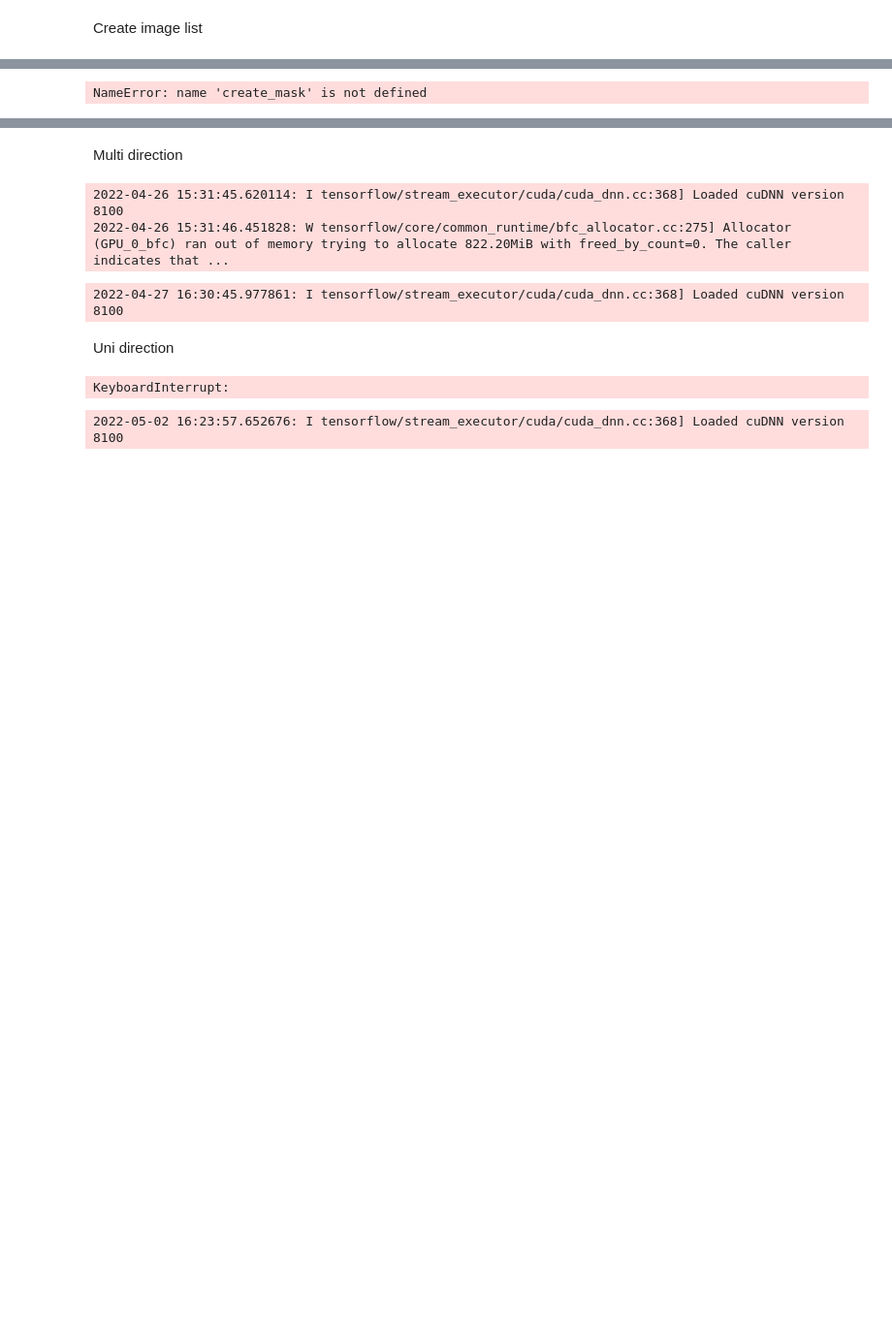
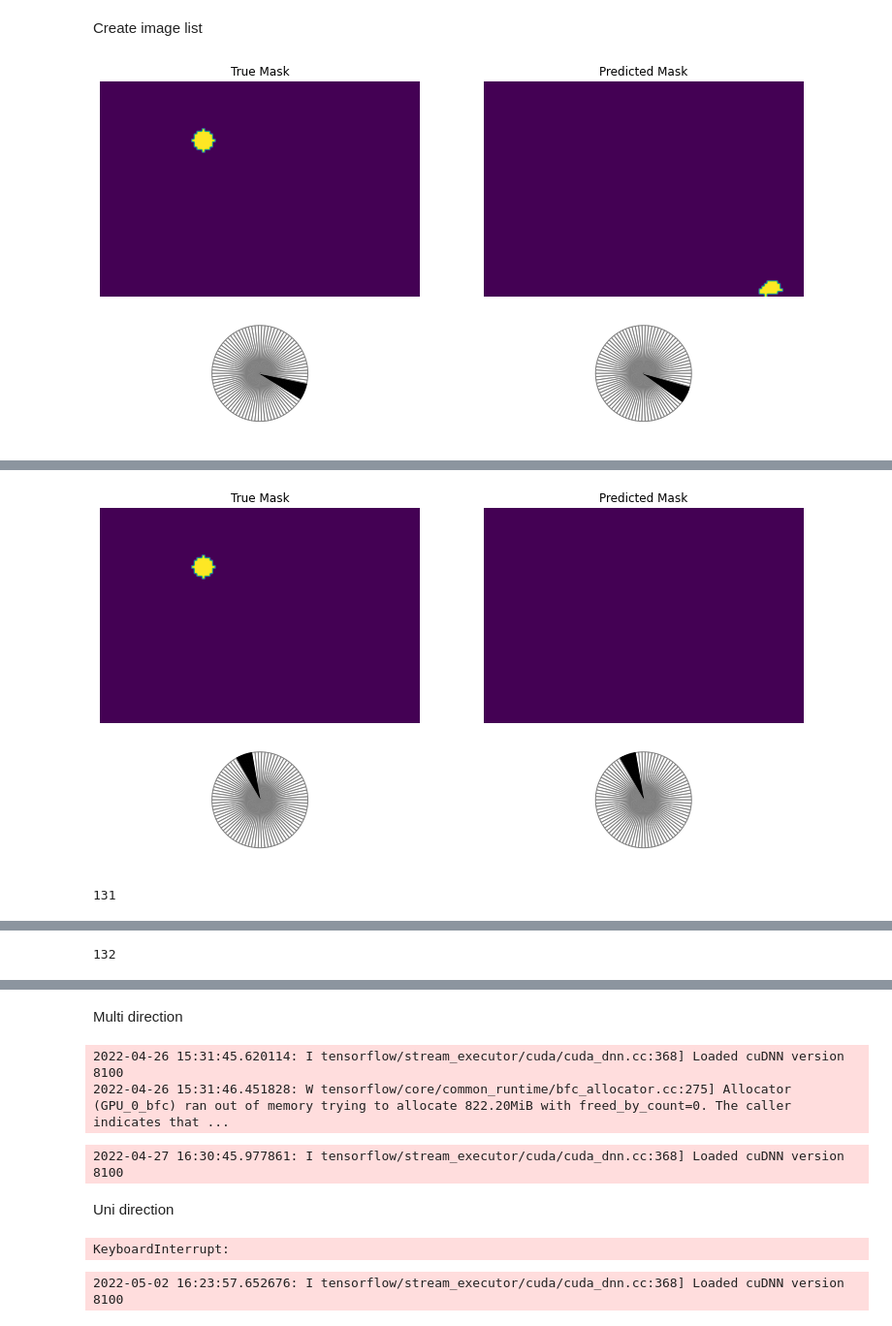
Before and after one commit to P1G1U/Thesis_AITronik, a Jupyter notebook: Hierarchical LiDAR/define_model.ipynb, the cells around one changed output, grey strips where cells are left out. Shown at 97% size. Cells and saved outputs as stored; diff of their text form; code cells hidden in the pictures; blank space fills up the shorter version.

```diff
--- a/Hierarchical LiDAR/define_model.ipynb
+++ b/Hierarchical LiDAR/define_model.ipynb
@@ -748,6 +948,6 @@ Non-trainable params: 1,384
 __________________________________________________________________________________________________
 # %%
-model.compile(optimizer = optimizers.Adam(),
+model_2.compile(optimizer = optimizers.Adam(),
     loss=[losses.SparseCategoricalCrossentropy(from_logits=True),losses.SparseCategoricalCrossentropy(from_logits=True)],#losses.SparseCategoricalCrossentropy(from_logits=True),
     metrics=[[f1_score_pos],[f1_score_rot]]    #["accuracy"]
     )
@@ -799,13 +1003,13 @@ for i in data.TS_targets_pos.numpy():
 TR_masks_rot = []
 
 for i in data.TR_targets_rot.numpy():
-    rot_grid_inst = quant_rot(i,90, 3)
+    rot_grid_inst = quant_rot(i,90, 2)
     TR_masks_rot.append(rot_grid_inst)
 
 TS_masks_rot = []
 
 for i in data.TS_targets_rot.numpy():
-    rot_grid_inst = quant_rot(i,90, 3)
+    rot_grid_inst = quant_rot(i,90, 2)
     TS_masks_rot.append(rot_grid_inst)
 # %%
 with open('data/temp/TR_masks.csv', 'w') as f:
@@ -1165,7 +1490,7 @@ pos_masks = []
 
 for i in data.TS_targets_pos.numpy():
     map_grid_inst = pnt_on_grid(map_img, i,5,pixel_scale)
-    map_grid_inst = background_map(map_grid_inst,map_img)
+    #map_grid_inst = background_map(map_grid_inst,map_img)
     pos_masks.append(map_grid_inst)
 
 #rotation grid
@@ -1182,21 +1507,24 @@ rot_masks = tf.reshape(rot_masks,[-1,90,1])
 # %%
 for index in range(len(map_masks)):
 
     test_map = map_masks[index]
     test_x = data.features.numpy()[index]
 
 
     test_map = tf.reshape(test_map,[1,map_img_tensor.shape[0],map_img_tensor.shape[1],1])
     test_x = tf.reshape(test_x,[1,360])
 
     pred_test_pos,pred_test_rot = model.predict([test_map,test_x])
     sample = create_mask(pred_test_pos)
-    sample = background_map(sample, map_img)
     sample_rot = create_mask(pred_test_rot)
+
+    #sample = background_map(sample, map_img)
+    #sample = tf.reshape(sample,[map_img_tensor.shape[0],map_img_tensor.shape[1],1])
 
     clear_output(wait=True)
 
     display([pos_masks[index],sample],[rot_masks[index],sample_rot],"inst_{}".format(index))
 
     print(index)
 # %% [output]
+[figure, added]
@@ -1204 +1532,2 @@ for index in range(len(map_masks)):
+[figure, added]
-NameError: name 'create_mask' is not defined
+131
@@ -1204,0 +1535 @@ NameError: name 'create_mask' is not defined
+132
```
Also changed, not shown: parts of 27 cells of this notebook, 7 other files.
